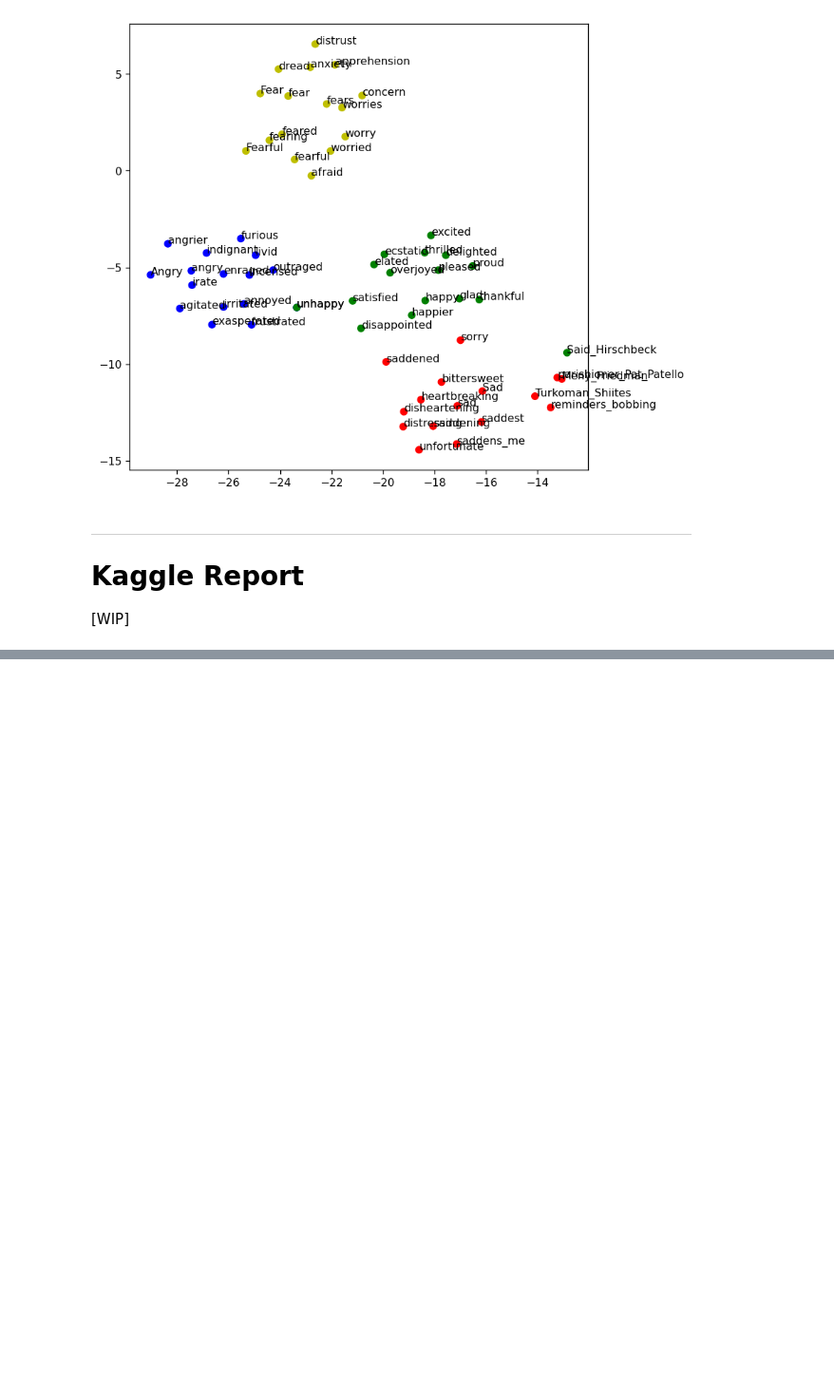
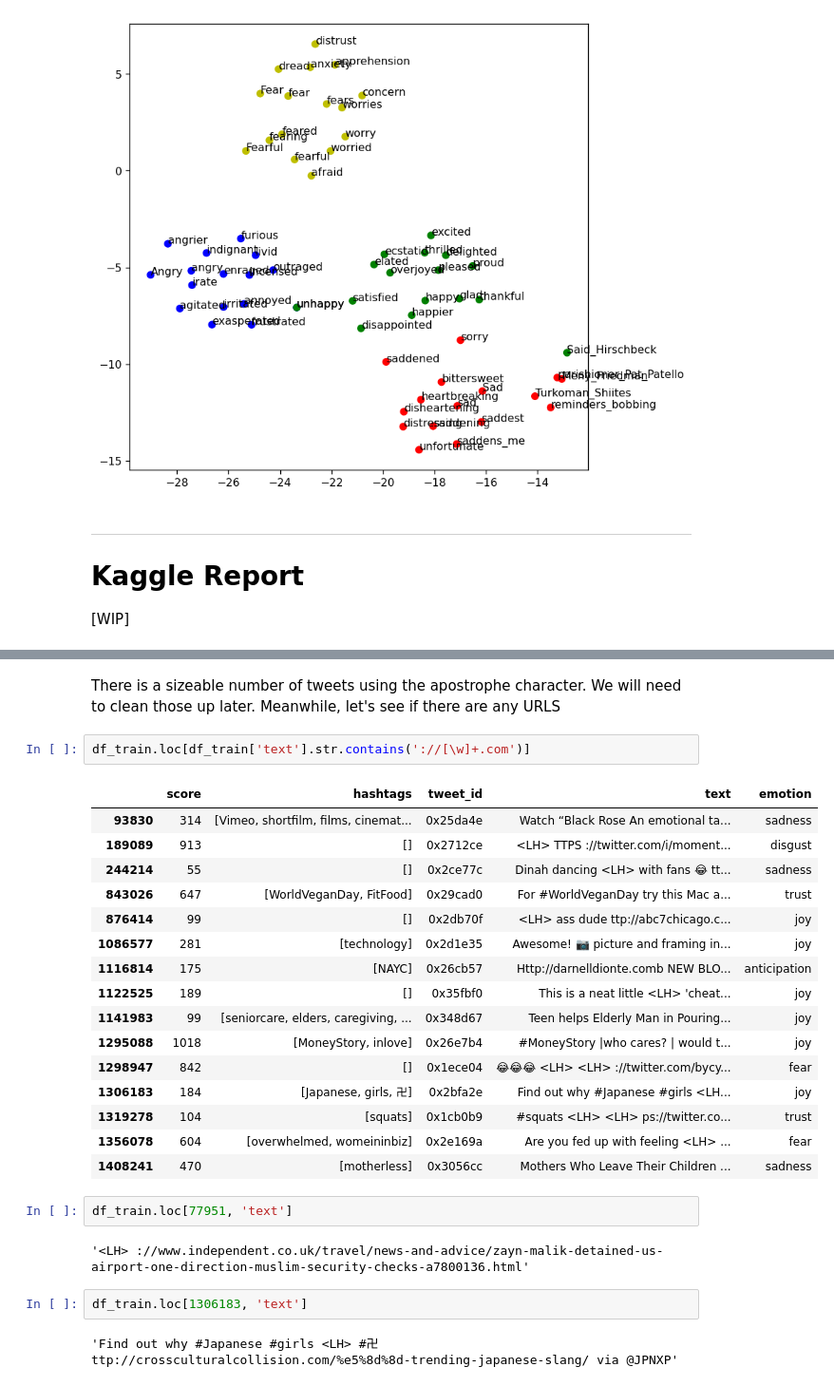
Before and after one commit to drainvers/DM2021-Lab2-HW2, a Jupyter notebook: DM2021-Lab2-Homework.ipynb, the cells around one changed output, grey strips where cells are left out. Shown: that part at 95% size. Cells and saved outputs as stored; diff of their text form; blank space fills up the shorter version.

```diff
--- a/DM2021-Lab2-Homework.ipynb
+++ b/DM2021-Lab2-Homework.ipynb
@@ -936,0 +1054,29 @@ plt.show()
+# %% [markdown]
+There is a sizeable number of tweets using the apostrophe character. We will need to clean those up later. Meanwhile, let's see if there are any URLS
+# %%
+df_train.loc[df_train['text'].str.contains('://[\w]+.com')]
+# %% [output]
+|  | score | hashtags | tweet_id | text | emotion |
+| 93830 | 314 | [Vimeo, shortfilm, films, cinemat... | 0x25da4e | Watch “Black Rose An emotional ta... | sadness |
+| 189089 | 913 | [] | 0x2712ce | <LH> TTPS ://twitter.com/i/moment... | disgust |
+| 244214 | 55 | [] | 0x2ce77c | Dinah dancing <LH> with fans 😂 tt... | sadness |
+| 843026 | 647 | [WorldVeganDay, FitFood] | 0x29cad0 | For #WorldVeganDay try this Mac a... | trust |
+| 876414 | 99 | [] | 0x2db70f | <LH> ass dude ttp://abc7chicago.c... | joy |
+| 1086577 | 281 | [technology] | 0x2d1e35 | Awesome! 📷 picture and framing in... | joy |
+| 1116814 | 175 | [NAYC] | 0x26cb57 | Http://darnelldionte.comb NEW BLO... | anticipation |
+| 1122525 | 189 | [] | 0x35fbf0 | This is a neat little <LH> 'cheat... | joy |
+| 1141983 | 99 | [seniorcare, elders, caregiving, ... | 0x348d67 | Teen helps Elderly Man in Pouring... | joy |
+| 1295088 | 1018 | [MoneyStory, inlove] | 0x26e7b4 | #MoneyStory |who cares? | would t... | joy |
+| 1298947 | 842 | [] | 0x1ece04 | 😂😂😂 <LH> <LH> ://twitter.com/bycy... | fear |
+| 1306183 | 184 | [Japanese, girls, 卍] | 0x2bfa2e | Find out why #Japanese #girls <LH... | joy |
+| 1319278 | 104 | [squats] | 0x1cb0b9 | #squats <LH> <LH> ps://twitter.co... | trust |
+| 1356078 | 604 | [overwhelmed, womeininbiz] | 0x2e169a | Are you fed up with feeling <LH> ... | fear |
+| 1408241 | 470 | [motherless] | 0x3056cc | Mothers Who Leave Their Children ... | sadness |
+# %%
+df_train.loc[77951, 'text']
+# %% [output]
+'<LH> ://www.independent.co.uk/travel/news-and-advice/zayn-malik-detained-us-airport-one-direction-muslim-security-checks-a7800136.html'
+# %%
+df_train.loc[1306183, 'text']
+# %% [output]
+'Find out why #Japanese #girls <LH> #卍  ttp://crossculturalcollision.com/%e5%8d%8d-trending-japanese-slang/ via @JPNXP'
```
Also changed, not shown: parts of 22 cells of this notebook.
